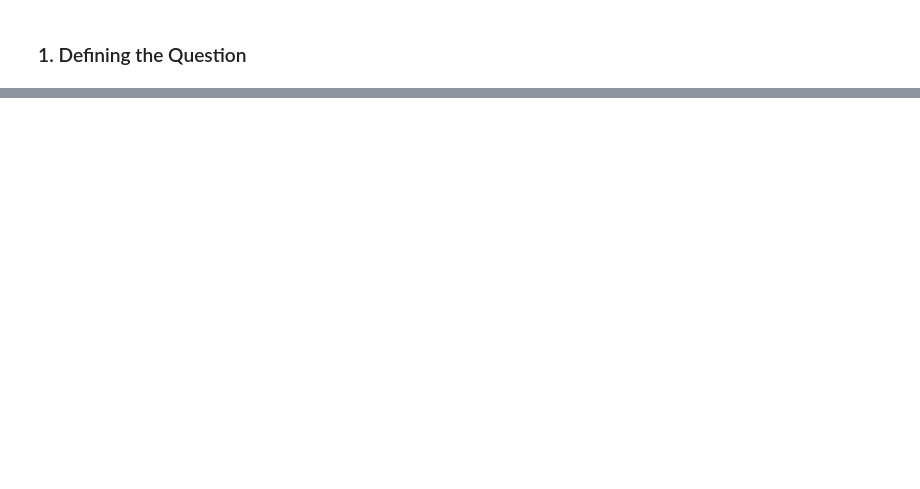
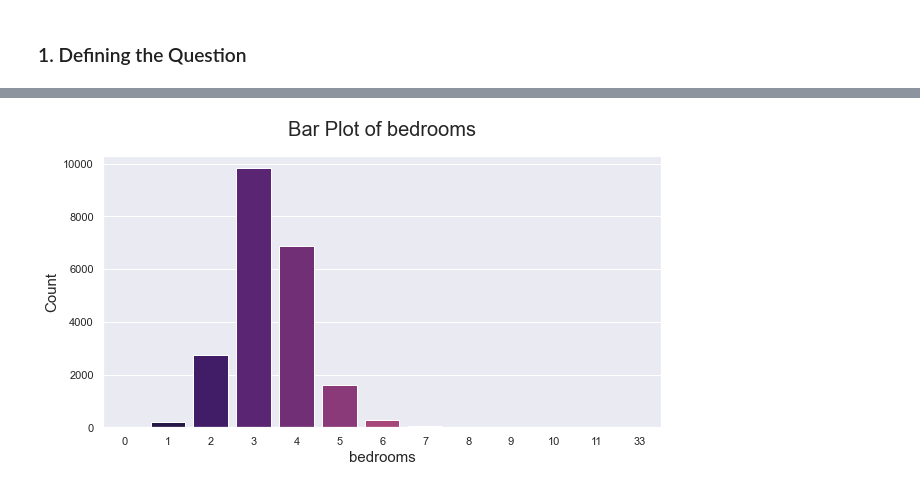
Before and after one commit to stogaja/Python-ML-Projects, a Jupyter notebook: Regression with Hass Consulting Company/app.ipynb, the cells around one changed output, grey strips where cells are left out. Saved outputs shown, nothing was run; the diff lists cells and outputs as text; code cells hidden in the pictures; blank space fills up the shorter version.

```diff
--- a/Regression with Hass Consulting Company/app.ipynb
+++ b/Regression with Hass Consulting Company/app.ipynb
@@ -36,0 +69,3 @@
+# %%
+# let's read the data and store it in a dataframe
+house_data = pd.read_csv('Independent Project Week 7 - house_data.csv')
@@ -36,0 +151,3 @@
+# %%
+# let's drop the id column
+house_data.drop('id', axis=1, inplace=True)
@@ -36,0 +166,6 @@
+# %%
+# let's drop the duplicated data
+house_data.drop_duplicates(inplace=True)
+
+# let's check for duplicated data again for verification
+house_data.duplicated().sum()
@@ -36,0 +378,5 @@
+# %%
+# count plot for bedrooms
+Categorical_Plots('bedrooms', house_data)
+# %% [output]
+[figure, added]
```
Also changed, not shown: parts of 67 cells of this notebook, 1 other file.
